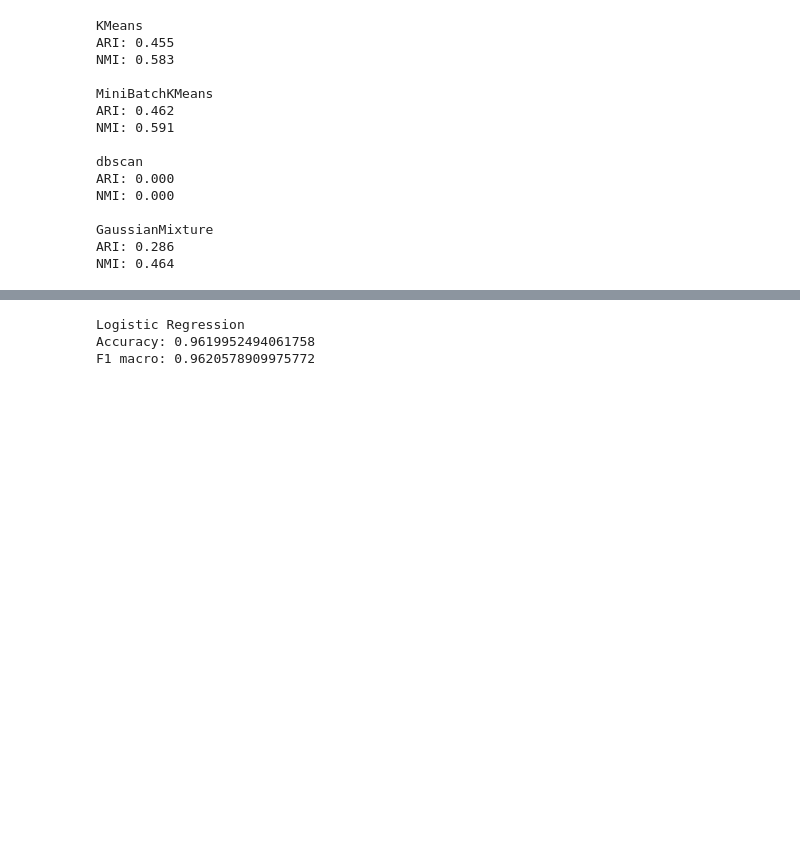
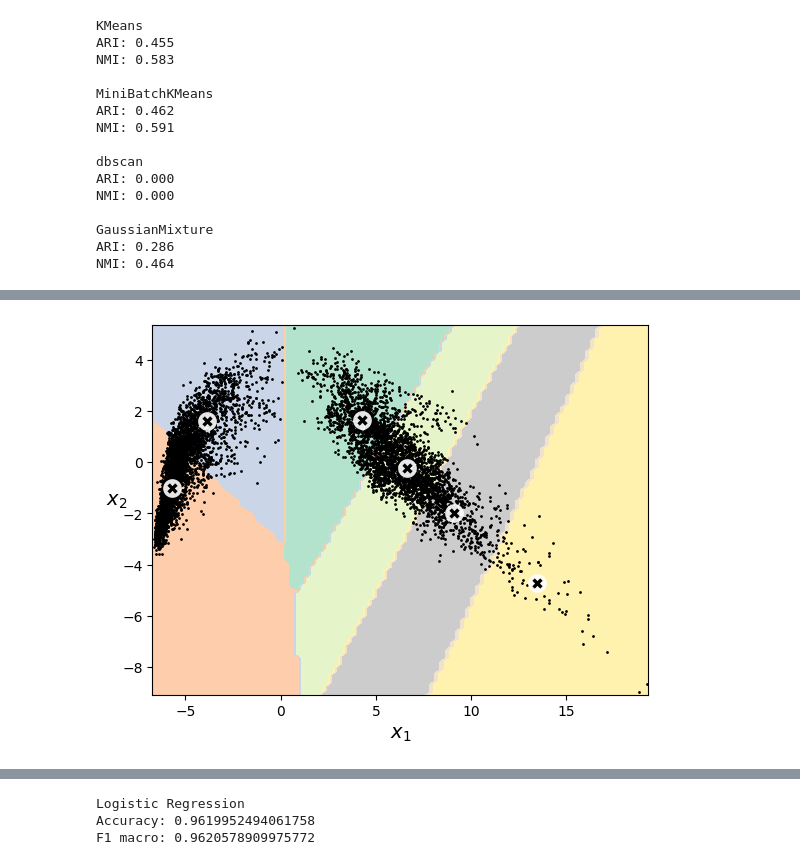
Before and after one commit to karolabramekkodilla/learning-git, a Jupyter notebook: 16.Clustering_zadanie/main.ipynb, the cells around one changed output, grey strips where cells are left out. Cells and saved outputs as stored; diff of their text form; code cells hidden in the pictures; blank space fills up the shorter version.

```diff
--- a/16.Clustering_zadanie/main.ipynb
+++ b/16.Clustering_zadanie/main.ipynb
@@ -171,0 +176,7 @@ model_pipeline = Pipeline([
+# %%
+MiniBatchKMeans_clf = MiniBatchKMeans(n_clusters=6, max_iter=100000, random_state=1)
+MiniBatchKMeans_clf.fit(X_train_2d)
+
+plot_decision_boundaries(MiniBatchKMeans_clf, X_train_2d)
+# %% [output]
+[figure, added]
```
Also changed, not shown: parts of 16 cells of this notebook.
